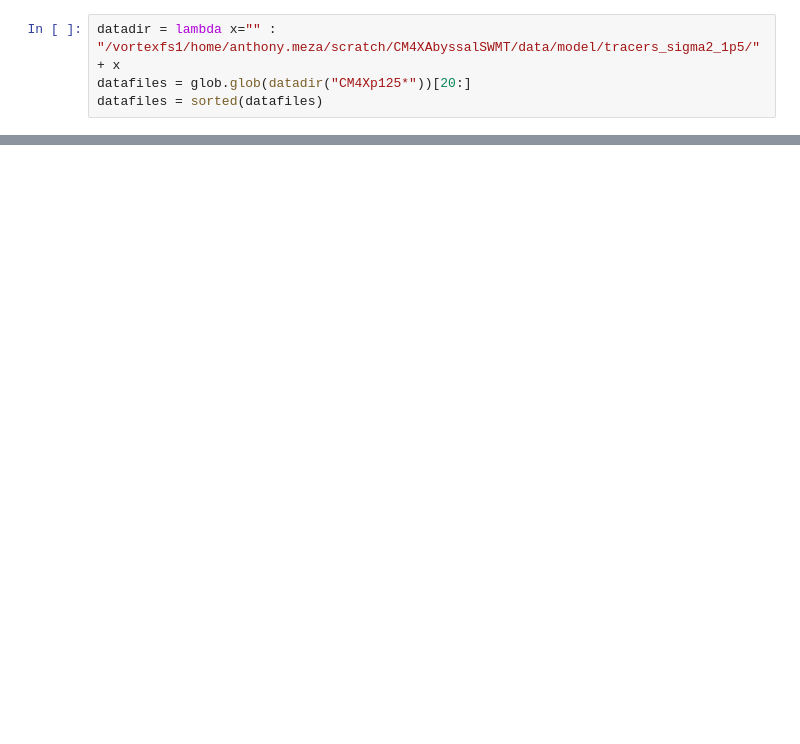
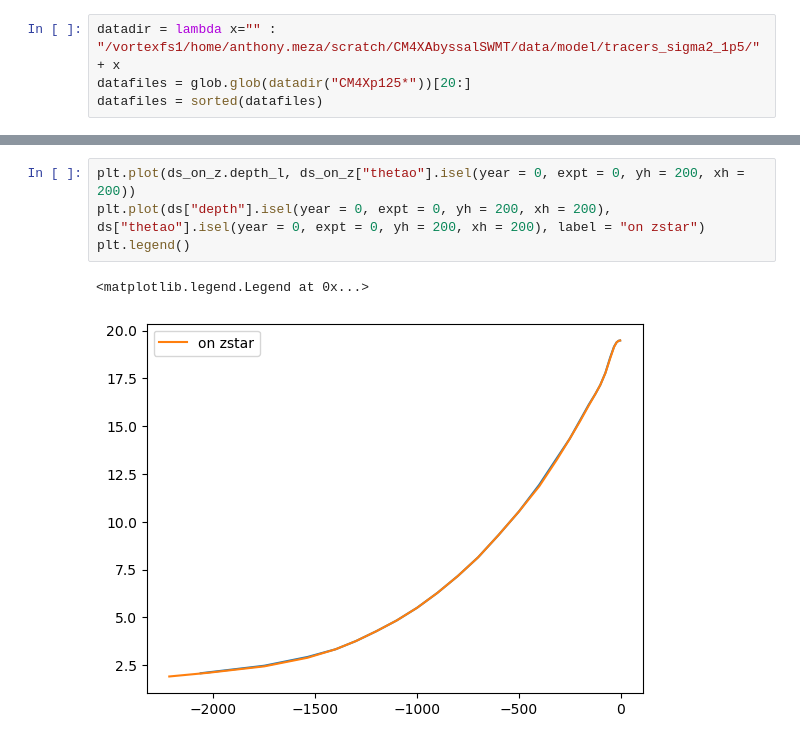
Before and after one commit to anthony-meza/CM4XAbyssalSWMT, a Jupyter notebook: notebooks/4.0.calculate_tracers.ipynb, the cells around one changed output, grey strips where cells are left out. Drawn from its saved outputs; the diff is of its cells as text; blank space fills up the shorter version.

```diff
--- a/notebooks/4.0.calculate_tracers.ipynb
+++ b/notebooks/4.0.calculate_tracers.ipynb
@@ -201,3 +184,10 @@ plt.legend()
+# %%
+plt.plot(ds_on_z.depth_l, ds_on_z["thetao"].isel(year = 0, expt = 0, yh = 200, xh = 200))
+plt.plot(ds["depth"].isel(year = 0, expt = 0, yh = 200, xh = 200), ds["thetao"].isel(year = 0, expt = 0, yh = 200, xh = 200), label = "on zstar")
+plt.legend()
+# %% [output]
+<matplotlib.legend.Legend at 0x...>
+[figure, added]
 # %%
 import cmip_basins.cmip6 as cmip6_basins
 from cmip_basins.basins import generate_basin_codes
```
Also changed, not shown: parts of 9 cells of this notebook, 3 other files.
